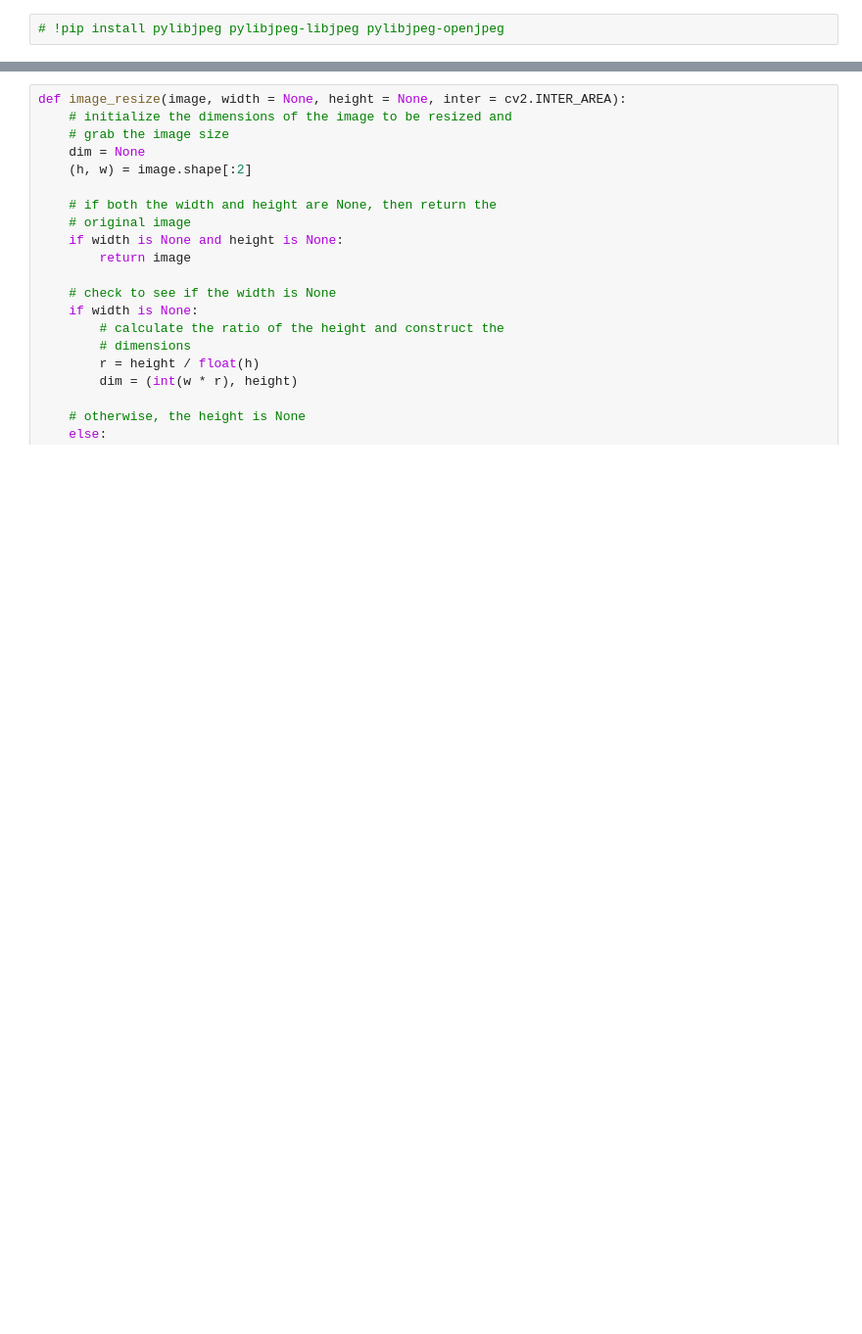
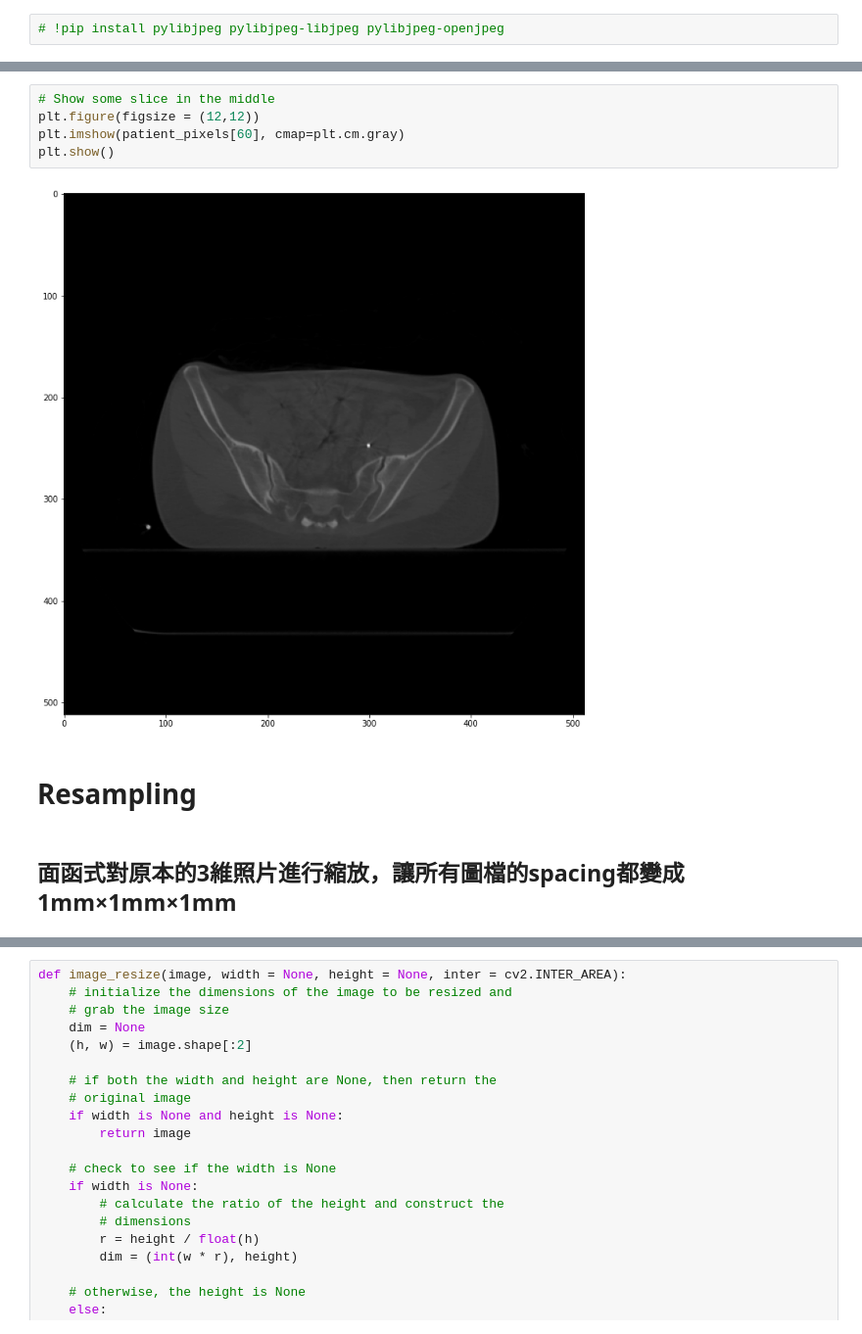
Before and after one commit to jefffang19/cbct, a Jupyter notebook: read_dicom.ipynb, the cells around one changed output, grey strips where cells are left out. Shown at 98% size. Saved outputs shown, nothing was run; the diff lists cells and outputs as text; blank space fills up the shorter version.

```diff
--- a/read_dicom.ipynb
+++ b/read_dicom.ipynb
@@ -204,0 +98,11 @@ https://stackoverflow.com/questions/44650888/resize-an-image-without-distortion-
+# %%
+# Show some slice in the middle
+plt.figure(figsize = (12,12))
+plt.imshow(patient_pixels[60], cmap=plt.cm.gray)
+plt.show()
+# %% [output]
+[figure, added]
+# %% [markdown]
+# Resampling
+# %% [markdown]
+## 面函式對原本的3維照片進行縮放，讓所有圖檔的spacing都變成 1mm×1mm×1mm
```
Also changed, not shown: parts of 43 cells of this notebook.
